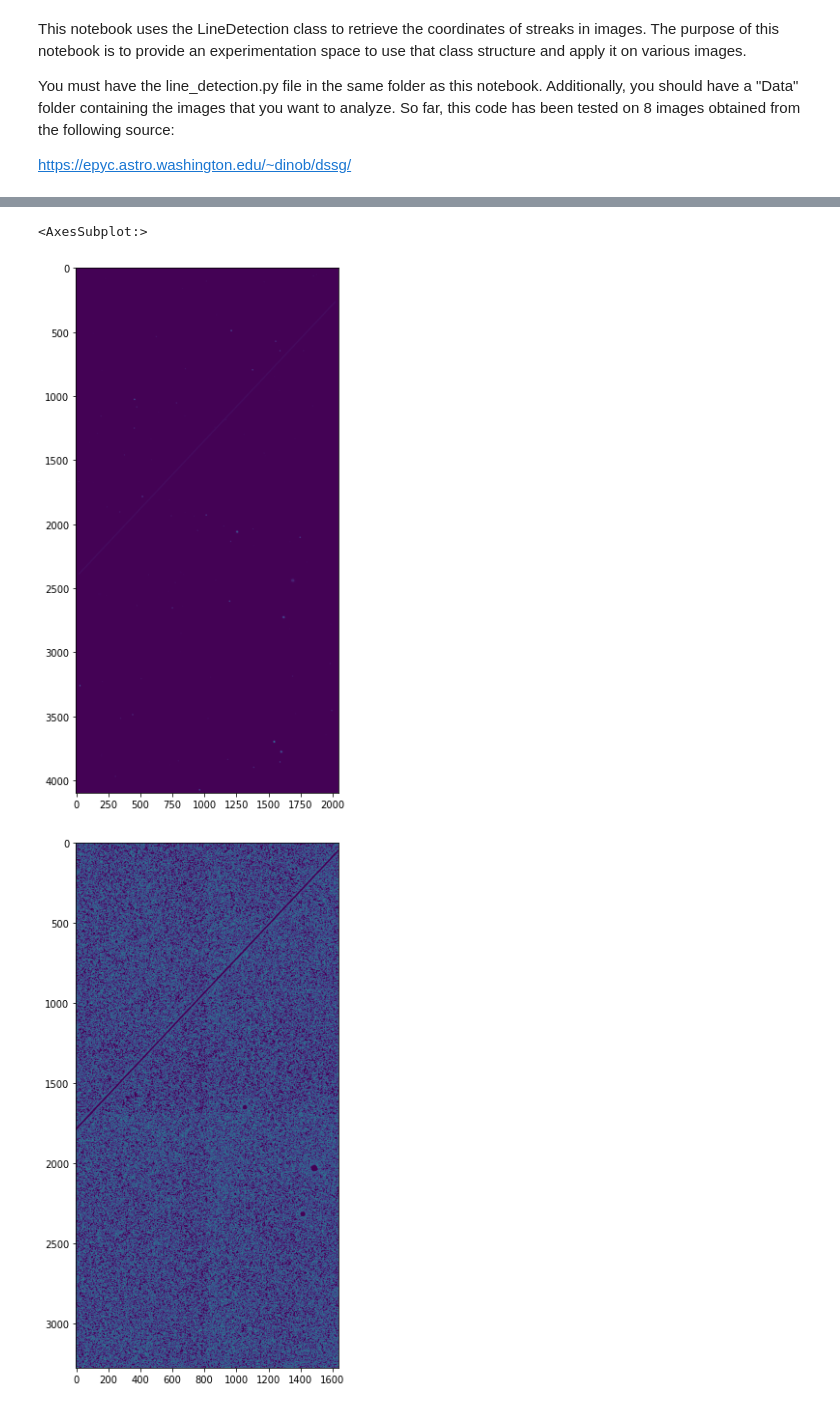
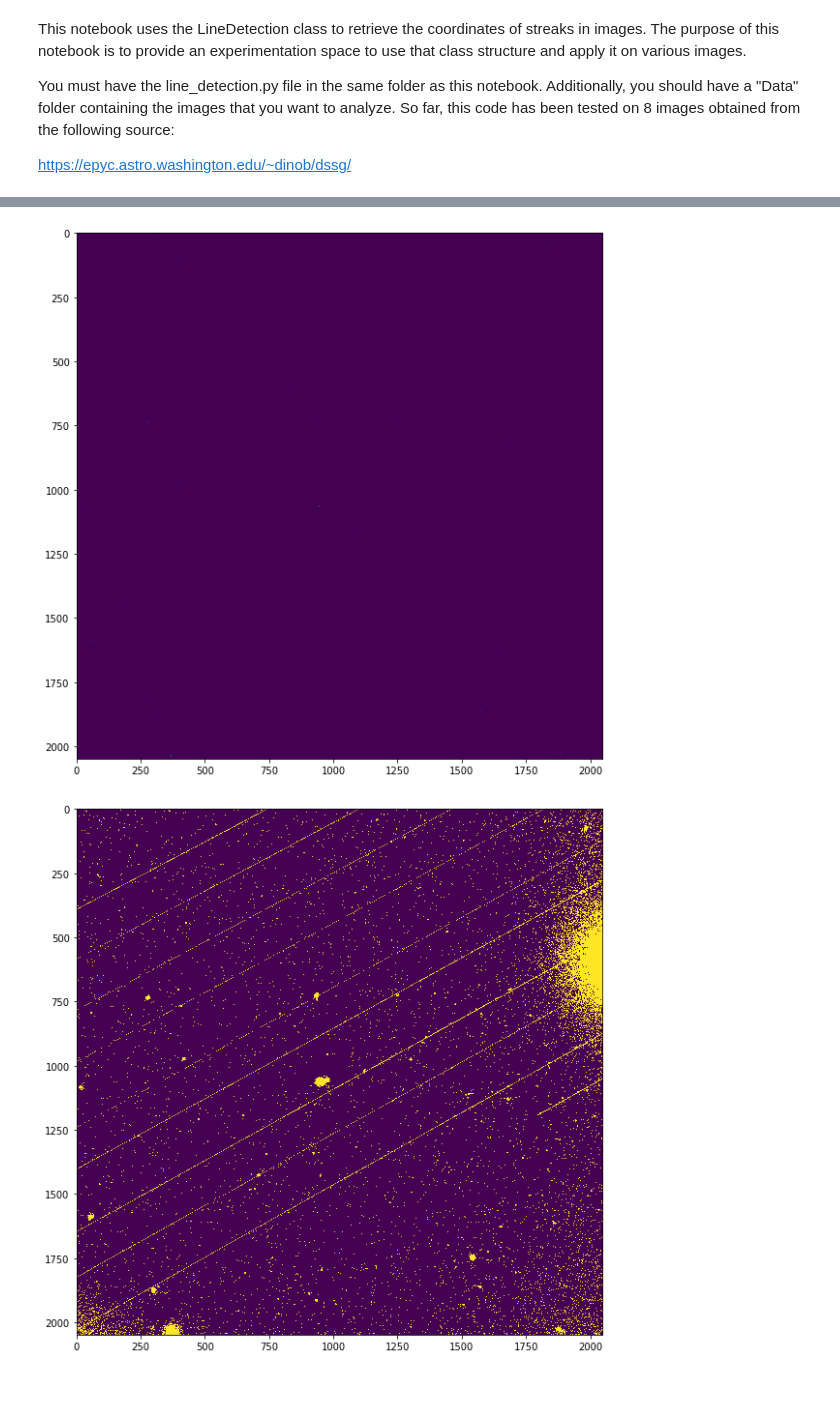
Before and after one commit to uwescience/satmetrics, a Jupyter notebook: line_detection_testing.ipynb, the cells around one changed output, grey strips where cells are left out. Drawn from its saved outputs; the diff is of its cells as text; code cells hidden in the pictures.

Commit message:
imported line_detection.py to test it

```diff
--- a/line_detection_testing.ipynb
+++ b/line_detection_testing.ipynb
@@ -37,12 +62,12 @@ actually has data
 
 These 2 lines are the code you should change when you want to work with a different image.
 '''
-
-img_data = img5[1].data
+#img_data = img3[1].data
+img_data = img_multiple_streaks[0].data
 img_data_copy = img_data.copy()
 # %%
 #Importing the class
-detector = line_detection.LineDetection()
+detector = ld.LineDetection()
 # %% [markdown]
 #Assigning initial parameters
 
@@ -64,23 +88,37 @@ But here are those:
                     a line of pixels as a straight line streak
 # %%
 detector.image = img_data_copy
-detector.trim = True
-detector.trim_percent = 0.9
-detector.nstd1_normalize = 5
-detector.nstd2_normalize = 3
-detector.keeppercent = 0.05
-detector.threshold = 0.2
+detector.mask = False
+detector.erode = False
+detector.erode_threshold = 5
+detector.mask_percent = 0.2
+detector.nstd1_cut = 2
+detector.nstd2_binary_cut = 0.5
+detector.threshold = 0.1
 
 #Conduct the line detection
-lined_img,edge,lines = detector.hough_transformation()
+lined_img, thresholded_img, blurred_image, edges, contours_image, lines = detector.hough_transformation()
 
 #Visualize
 print("original image")
-detector.show(img_data)
+ld.show(img_data, interpolation='none')
+
+print("Thresholded image")
+ld.show(thresholded_img, interpolation='none')
+plt.savefig('multiple_streaks_thresholded_img.png')
+
+print("blurred image")
+ld.show(blurred_image)
 
 print("edge detected image")
-detector.show(edge)
+ld.show(edges)
+plt.savefig('multiple_streaks_canny_img.png')
+
+print("Contours MAR image")
+ld.show(contours_image)
+plt.savefig('multiple_streaks_MAR_img.png')
 
 print("Detected line")
-detector.show(lined_img)
+ld.show(lined_img)
+plt.savefig('multiple_streaks_detected_lines.png')
 # %% [output]
@@ -98,3 +145,2 @@ Detected line
-<AxesSubplot:>
-[figure, old version]
+[figure, new version]
-[figure, old version]
+[figure, new version]
```
Also changed, not shown: parts of 20 cells of this notebook.
